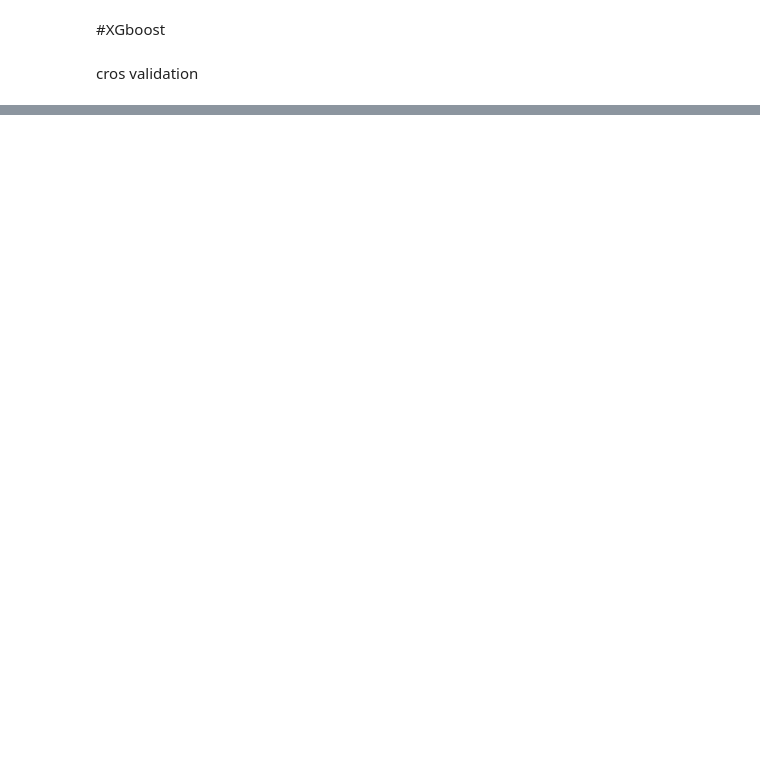
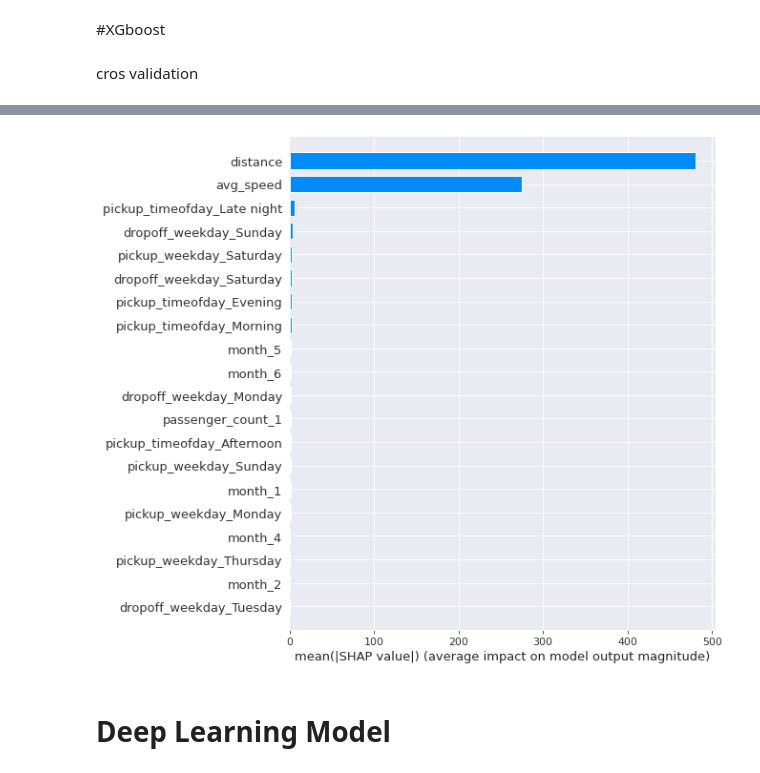
Before and after one commit to pranay2310/NYC-Taxi-Trip-Time-Prediction---Capstone-Project.ipynb, a Jupyter notebook: NYC_Taxi_Trip_Time_Prediction_Capstone_Project.ipynb, the cells around one changed output, grey strips where cells are left out. Drawn from its saved outputs; the diff is of its cells as text; code cells hidden in the pictures; blank space fills up the shorter version.

```diff
--- a/NYC_Taxi_Trip_Time_Prediction_Capstone_Project.ipynb
+++ b/NYC_Taxi_Trip_Time_Prediction_Capstone_Project.ipynb
@@ -1246,0 +1336,4 @@ score_matrix(y_train=y_train, y_pred_train = xgb_cv_y_pred_train, y_test = y_tes
+# %%
+from sklearn.tree import export_graphviz
+import shap
+sns.set_style('darkgrid')
@@ -1246,0 +1343,10 @@ score_matrix(y_train=y_train, y_pred_train = xgb_cv_y_pred_train, y_test = y_tes
+# %%
+# shap for xgboost model
+# Initialize JavaScript visualizations in notebook environment
+shap.initjs()
+# Define a tree explainer for the built model
+explainer = shap.TreeExplainer(xg_cv.best_estimator_)
+# obtain shap values for the first row of the test data
+shap_values = explainer(X_test,check_additivity=False)
+# # visualize the first prediction's explanation with a force plot
+shap.plots.force(shap_values[for_instance])
@@ -1246,0 +1355,6 @@ score_matrix(y_train=y_train, y_pred_train = xgb_cv_y_pred_train, y_test = y_tes
+# %%
+shap.summary_plot(shap_values, X_train, feature_names=X.columns ,plot_type="bar")
+# %% [output]
+[figure, added]
+# %% [markdown]
+# Deep Learning Model
```
Also changed, not shown: parts of 34 cells of this notebook.
